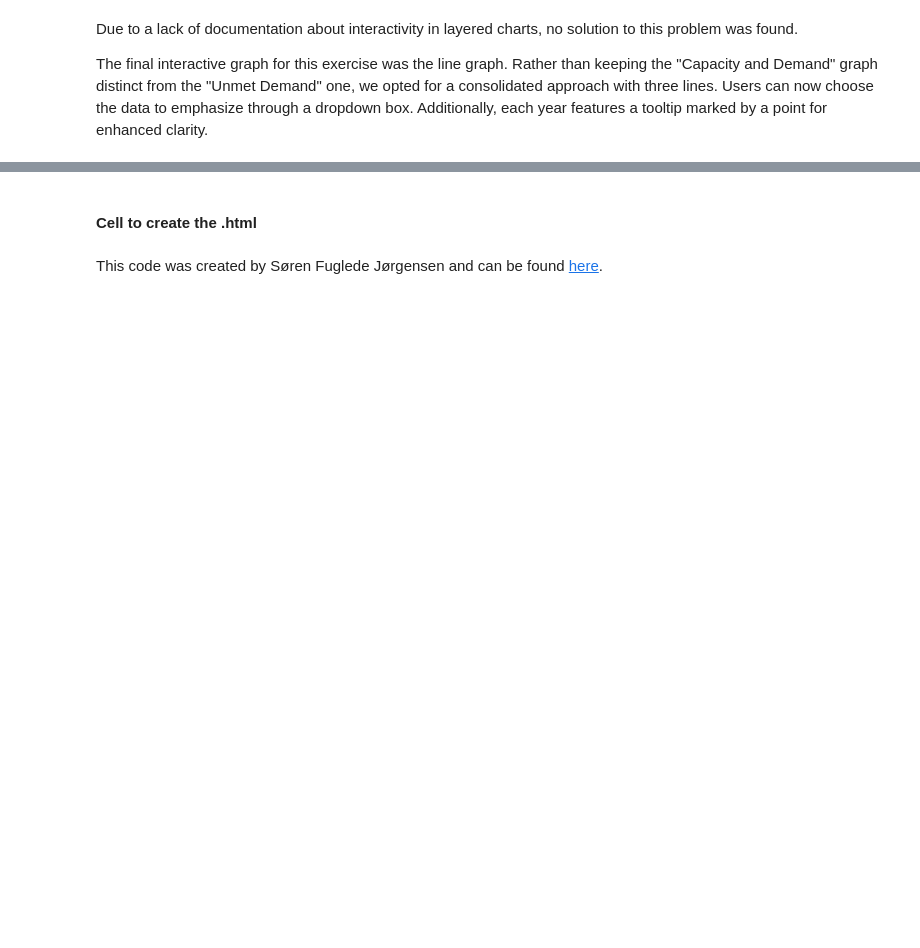
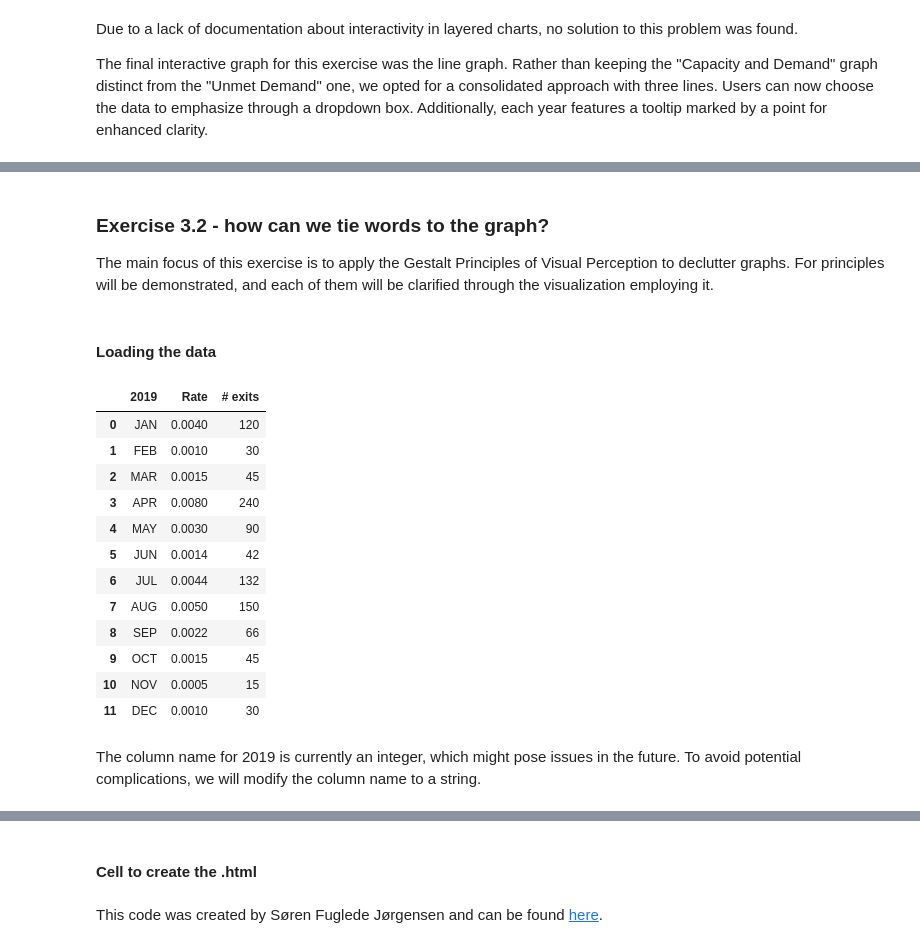
Before and after one commit to maisafraiz/storytelling_with_altair, a Jupyter notebook: index.ipynb, the cells around one changed output, grey strips where cells are left out. Drawn from its saved outputs; the diff is of its cells as text; code cells hidden in the pictures; blank space fills up the shorter version.

Commit message:
Add Exercise 3.2

```diff
--- a/index.ipynb
+++ b/index.ipynb
@@ -1882,0 +2201,26 @@ chart
+# %% [markdown]
+### Exercise 3.2 - how can we tie words to the graph?<a name="3.2"></a>
+
+The main focus of this exercise is to apply the Gestalt Principles of Visual Perception to declutter graphs. For principles will be demonstrated, and each of them will be clarified through the visualization employing it.
+# %% [markdown]
+#### Loading the data
+# %%
+# Loading considering the NaN caused by Excel formatting
+table = pd.read_excel(r"Data\3.2 EXERCISE.xlsx", usecols = [1, 2, 3], header = 4, skipfooter = 6)
+table
+# %% [output]
+|  | 2019 | Rate | # exits |
+| 0 | JAN | 0.0040 | 120 |
+| 1 | FEB | 0.0010 | 30 |
+| 2 | MAR | 0.0015 | 45 |
+| 3 | APR | 0.0080 | 240 |
+| 4 | MAY | 0.0030 | 90 |
+| 5 | JUN | 0.0014 | 42 |
+| 6 | JUL | 0.0044 | 132 |
+| 7 | AUG | 0.0050 | 150 |
+| 8 | SEP | 0.0022 | 66 |
+| 9 | OCT | 0.0015 | 45 |
+| 10 | NOV | 0.0005 | 15 |
+| 11 | DEC | 0.0010 | 30 |
+# %% [markdown]
+The column name for 2019 is currently an integer, which might pose issues in the future. To avoid potential complications, we will modify the column name to a string.
```
Also changed, not shown: parts of 65 cells of this notebook, 10 other files.
